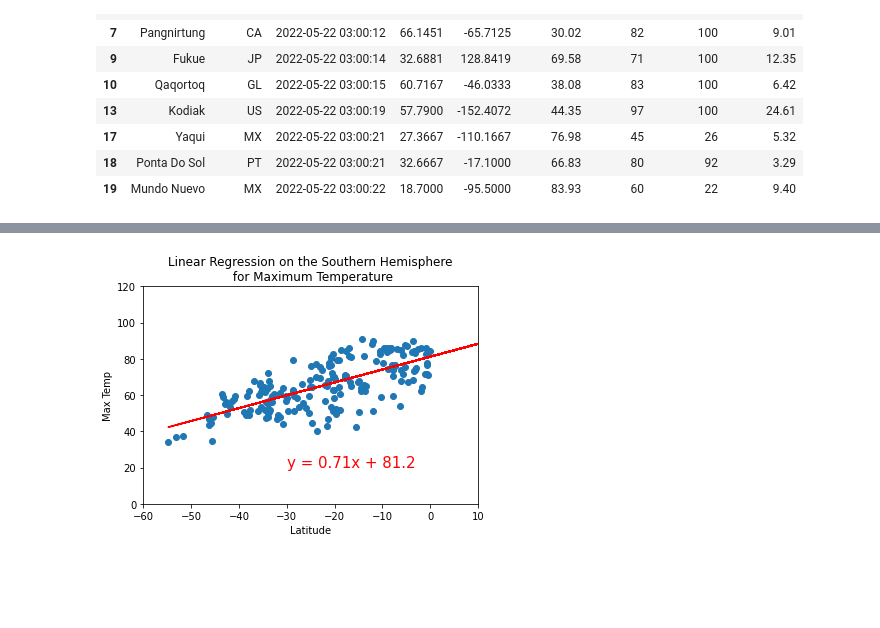
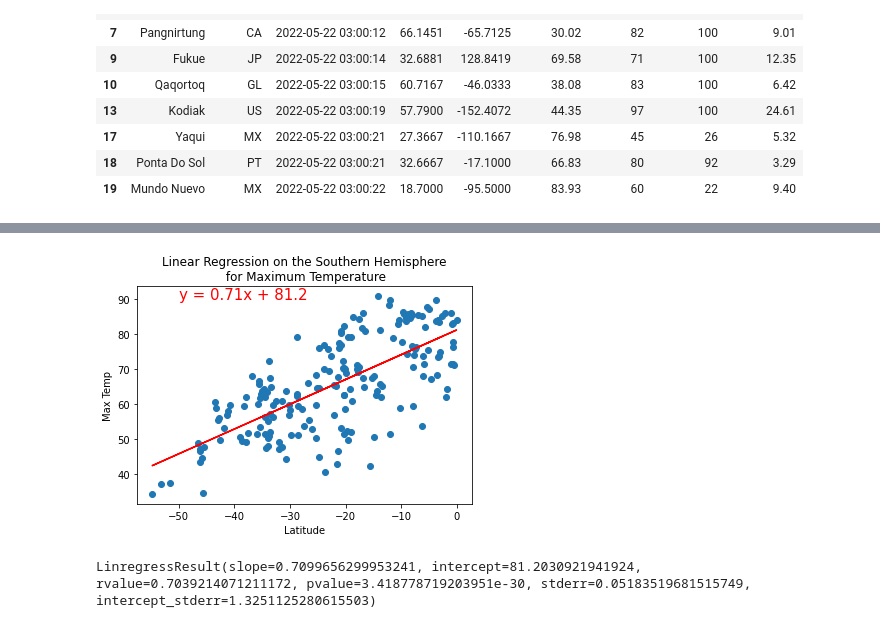
Before and after one commit to RuchitaAg/World_Weather_Analysis, a Jupyter notebook: WeatherPy.ipynb, the cells around one changed output, grey strips where cells are left out. Saved outputs shown, nothing was run; the diff lists cells and outputs as text; code cells hidden in the pictures; blank space fills up the shorter version.

Commit message:
updated weather charts

```diff
--- a/WeatherPy.ipynb
+++ b/WeatherPy.ipynb
@@ -409,29 +417,21 @@ plt.show()
 # %%
 # Linear regression on the Southern Hemisphere
 x_values = southern_hemi_df["Lat"]
 y_values = southern_hemi_df["Max Temp"]
-# Call the function.
 
 # Perform linear regression for Humidity
 (slope, intercept, r_value, p_value, std_err) = linregress(x_values, y_values)
 
 # Get the equation of the line.
 line_eq = "y = " + str(round(slope,2)) + "x + " + str(round(intercept,2))
 
 # Calculate the regression line "y values" from the slope and intercept.
-regress_values = [(lat * slope + intercept) for lat in lats]
+linear_regression = [(lat * slope + intercept) for lat in lats]
 
-# Create a scatter plot of the x and y values.
-plt.scatter(x_values, y_values)
-# Plot the regression line with the x-values and the y coordinates based on the intercept and slope.
-plt.plot(lats,regress_values,"r")
-# Annotate the text for the line equation and add its coordinates.
-plt.annotate(line_eq, (-30,20), fontsize=15, color="red")
-plt.title('Linear Regression on the Southern Hemisphere\n for Maximum Temperature')
-plt.xlabel('Latitude')
-plt.ylabel('Max Temp')
-plt.xlim(-60,10)
-plt.ylim(0,120)
-plt.show()
+# Call the function.
+plot_linear_regression(x_values, y_values,
+                       'Linear Regression on the Southern Hemisphere\n for Maximum Temperature', 'Max Temp',(-50,90))
+linregress(x_values, y_values)
 # %% [output]
-[figure, old version]
+[figure, new version]
+LinregressResult(slope=0.7099656299953241, intercept=81.2030921941924, rvalue=0.7039214071211172, pvalue=3.418778719203951e-30, stderr=0.05183519681515749, intercept_stderr=1.3251125280615503)
```
Also changed, not shown: parts of 13 cells of this notebook.
